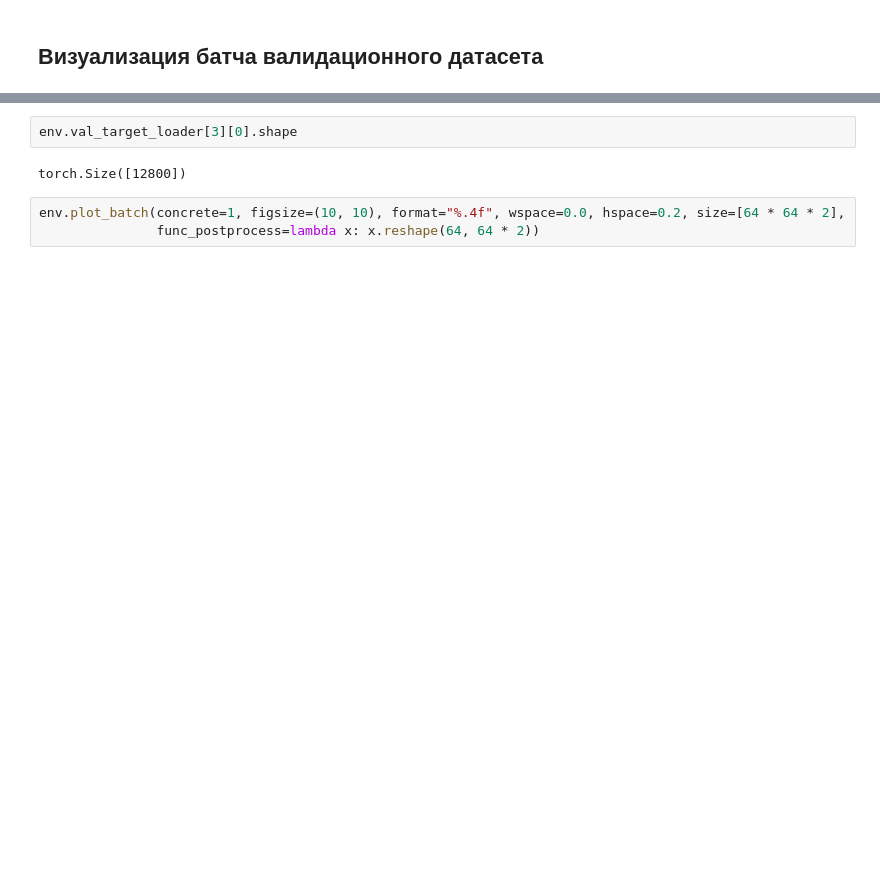
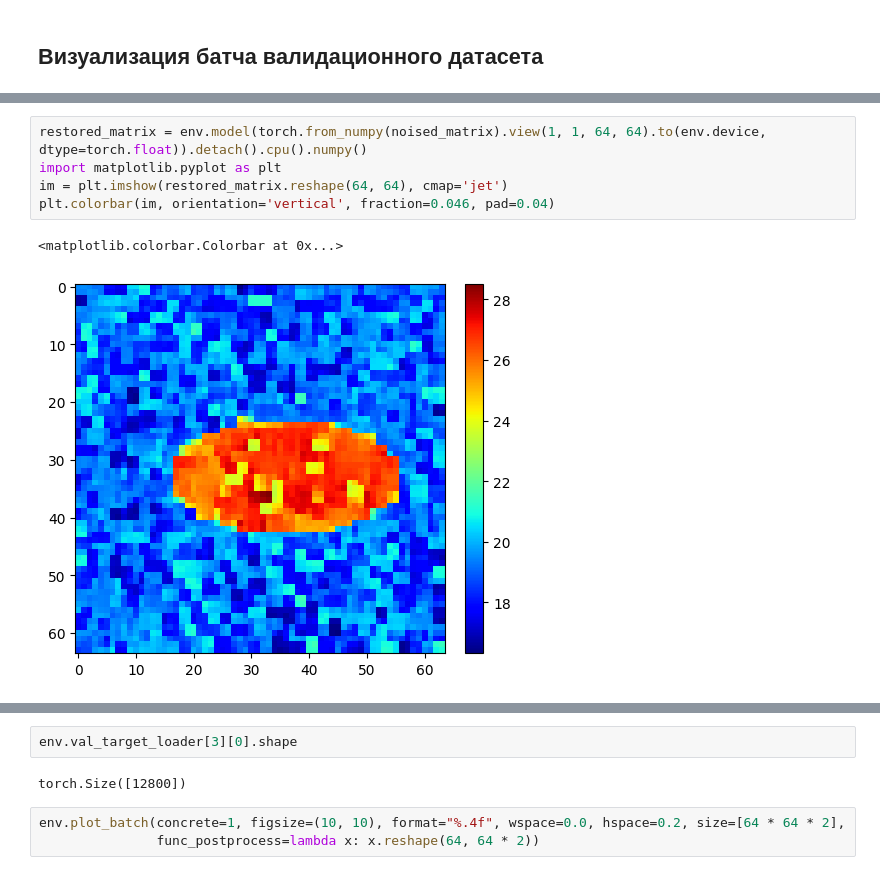
Before and after one commit to medaldev/DenoisingCNN, a Jupyter notebook: notebooks/denoise/uvych_matrix_denoising.ipynb, the cells around one changed output, grey strips where cells are left out. Cells and saved outputs as stored; diff of their text form; blank space fills up the shorter version.

```diff
--- a/notebooks/denoise/uvych_matrix_denoising.ipynb
+++ b/notebooks/denoise/uvych_matrix_denoising.ipynb
@@ -435,0 +609,8 @@ env.load_model(model_type="pt")
+# %%
+restored_matrix = env.model(torch.from_numpy(noised_matrix).view(1, 1, 64, 64).to(env.device, dtype=torch.float)).detach().cpu().numpy()
+import matplotlib.pyplot as plt
+im = plt.imshow(restored_matrix.reshape(64, 64), cmap='jet')
+plt.colorbar(im, orientation='vertical', fraction=0.046, pad=0.04)
+# %% [output]
+<matplotlib.colorbar.Colorbar at 0x...>
+[figure, added]
```
Also changed, not shown: parts of 32 cells of this notebook, 4 other files.
